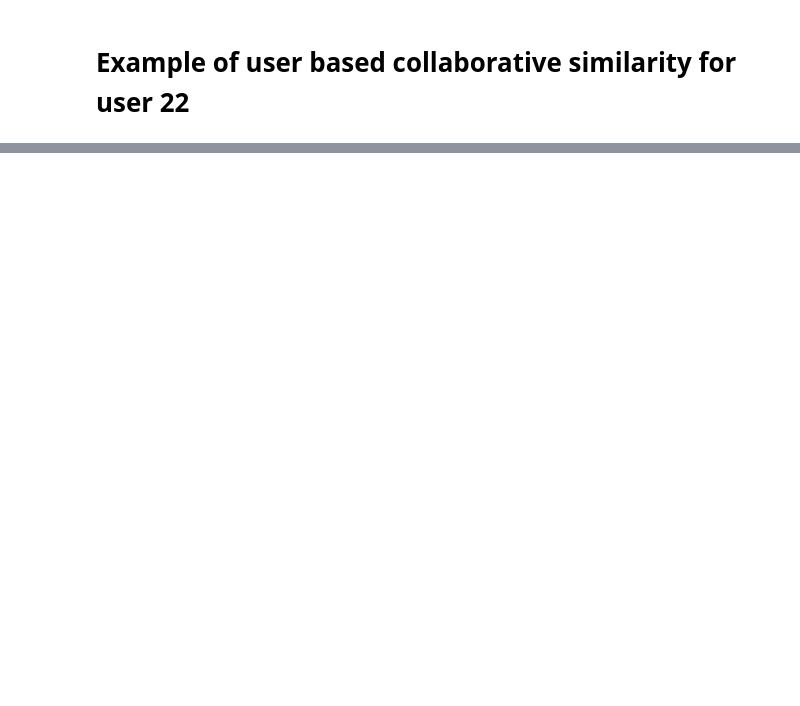
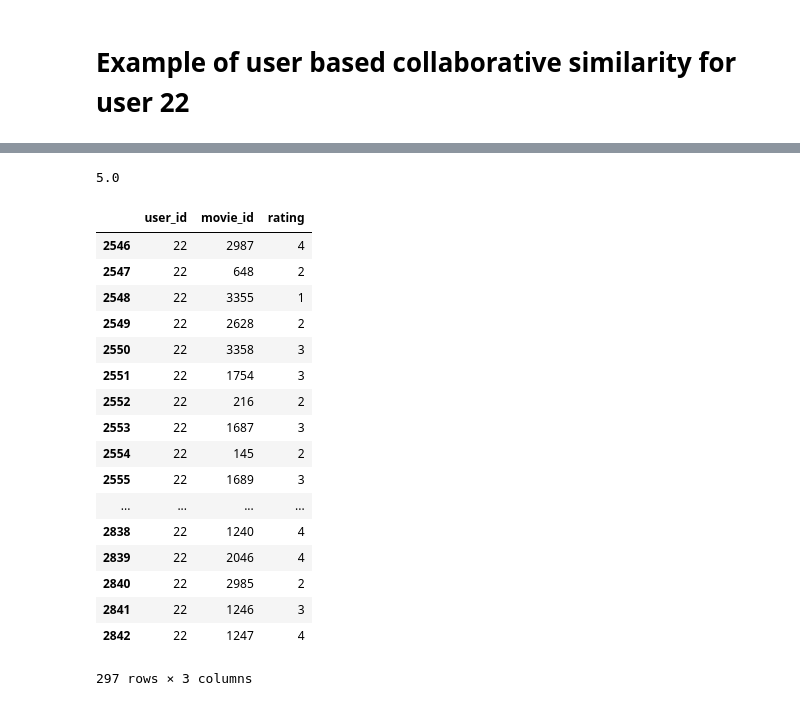
Before and after one commit to bipinkc19/recommendation-systems, a Jupyter notebook: movieRecommender.ipynb, the cells around one changed output, grey strips where cells are left out. Saved outputs shown, nothing was run; the diff lists cells and outputs as text; code cells hidden in the pictures; blank space fills up the shorter version.

```diff
--- a/movieRecommender.ipynb
+++ b/movieRecommender.ipynb
@@ -297,0 +318,25 @@ top_5_users
+# %%
+ratings_of_user_33['movie_2550']
+# %% [output]
+5.0
+# %%
+ratings[ratings['user_id'] == 22]
+# %% [output]
+|  | user_id | movie_id | rating |
+| 2546 | 22 | 2987 | 4 |
+| 2547 | 22 | 648 | 2 |
+| 2548 | 22 | 3355 | 1 |
+| 2549 | 22 | 2628 | 2 |
+| 2550 | 22 | 3358 | 3 |
+| 2551 | 22 | 1754 | 3 |
+| 2552 | 22 | 216 | 2 |
+| 2553 | 22 | 1687 | 3 |
+| 2554 | 22 | 145 | 2 |
+| 2555 | 22 | 1689 | 3 |
+| ... | ... | ... | ... |
+| 2838 | 22 | 1240 | 4 |
+| 2839 | 22 | 2046 | 4 |
+| 2840 | 22 | 2985 | 2 |
+| 2841 | 22 | 1246 | 3 |
+| 2842 | 22 | 1247 | 4 |
+297 rows × 3 columns
```
Also changed, not shown: parts of 9 cells of this notebook.
